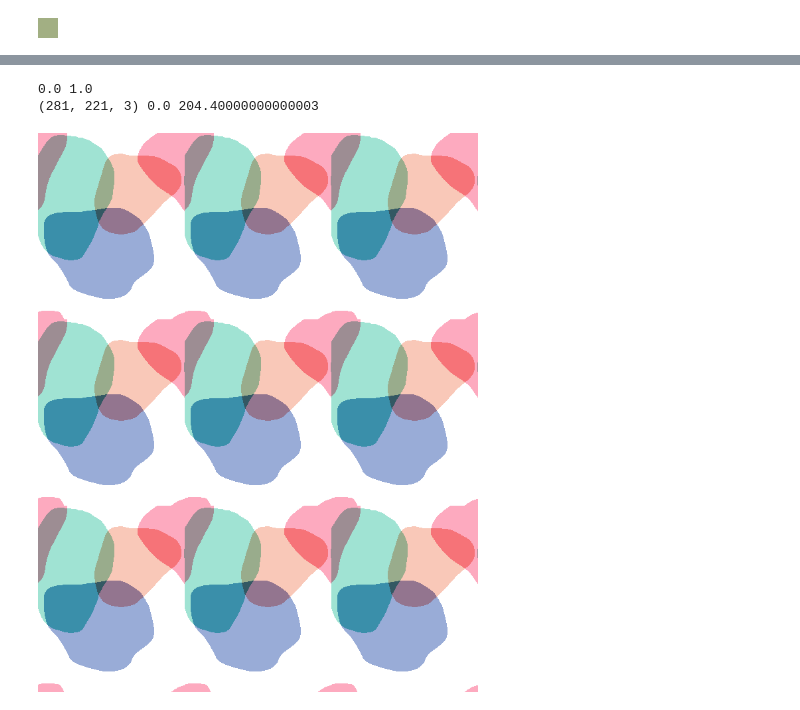
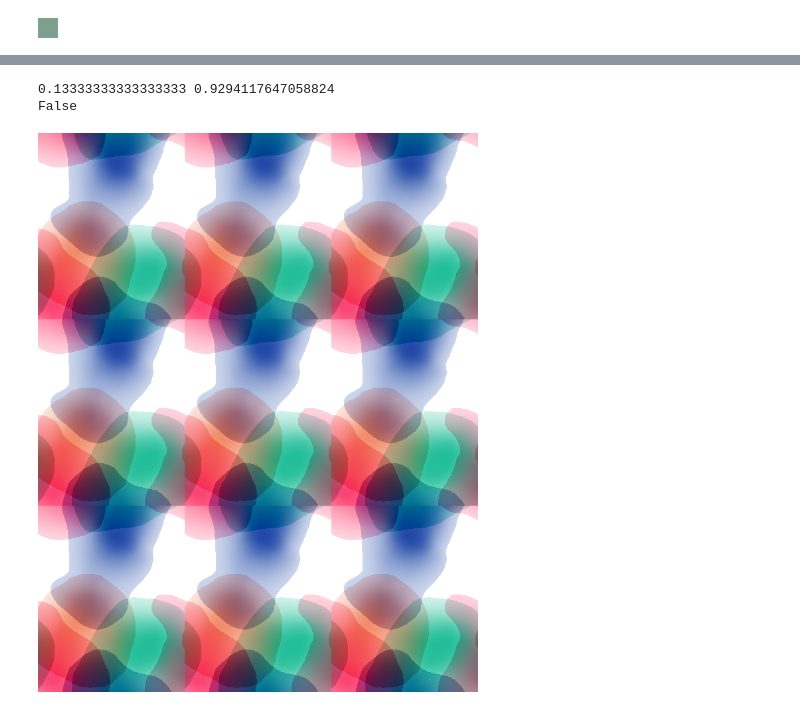
Before and after one commit to laurahsisson/aromap, a Jupyter notebook: chart.ipynb, the cells around one changed output, grey strips where cells are left out. Saved outputs shown, nothing was run; the diff lists cells and outputs as text; code cells hidden in the pictures.

```diff
--- a/chart.ipynb
+++ b/chart.ipynb
@@ -122,9 +123,7 @@ amin, amax = all_activations.min(), all_activations.max()
 # %%
 import PIL
 def normalize(actvn,thresh=0):
-    norm = (actvn - amin) / (amax - amin)
-    norm = torch.clamp(norm,0,1)
-    return torch.nn.functional.threshold(norm,thresh,0)
+    return torch.nn.functional.threshold(actvn,thresh,0)
 
 def to_img_array(actvn,step,invert,thresh=0):
     _, rsz_actvn, rsz_shape = map.interpolate(actvn,step,method="cubic")
@@ -133,7 +132,7 @@ def to_img_array(actvn,step,invert,thresh=0):
         mtrx = 1-mtrx
     mtrx_norm = mtrx*255
 
-    return mtrx_norm.astype('uint8')
+    return clean(mtrx_norm)
 
 def add_border(pil_img, border):
     width, height = pil_img.size
@@ -143,8 +142,14 @@ def add_border(pil_img, border):
     result.paste(pil_img, (border, border))
     return result
 
+def clean(img_array):
+    assert img_array.min() >= 0 and img_array.max() <= 255
+    return img_array.astype('uint8')
+
+
 def make_bw_pil(img_array, border=0):
     assert img_array.dtype=="uint8"
+    assert img_array.min() >= 0 and img_array.max() <= 255
     w,h = img_array.shape
     img = PIL.Image.fromarray(img_array,mode="L")
     return add_border(img,border)
@@ -174,6 +179,7 @@ herbal w/ (0.00,0.37)
 # %%
 def make_rgb_pil(img_array,border=0):
     assert img_array.dtype=="uint8"
+    assert img_array.min() >= 0 and img_array.max() <= 255
     w,h,c = img_array.shape
     assert c == 3
     img = PIL.Image.fromarray(img_array,mode="RGB")
@@ -301,7 +307,7 @@ def draw_square(color):
     display(PIL.Image.new("RGB", (20, 20), color))
 
 # Roughly the center
-blend = layers[140,110,:]
+blend = layers[int(layers.shape[0]/2),int(layers.shape[1]/2),:]
 color_array = []
 for i,color in enumerate(palette):
     rgb_color = PIL.ImageColor.getrgb(f"#{color}")
@@ -388,12 +395,8 @@ display(make_bw_pil((layer_weights.sum(axis=-1)*255).astype('uint8')))
 # %%
-layer_color = np.matmul(layer_weights,color_array) * (layer_weights.sum(axis=-1,keepdims=True))
+layer_color = np.matmul(layer_weights,color_array) / (layer_weights.sum(axis=-1,keepdims=True))
+layer_color = np.nan_to_num(layer_color,0)
 print(layer_color.shape,layer_color.min(),layer_color.max())
-layer_color = layer_color.astype('uint8')
+layer_color = clean(layer_color)
 display(make_rgb_pil(255-layer_color))
 display(make_rgb_pil(layer_color))
-
-layer_color = np.matmul(layer_weights,color_array)
-print(layer_color.shape,layer_color.min(),layer_color.max())
-layer_color = layer_color.astype('uint8')
-display(make_rgb_pil(layer_color))
 # %% [output]
@@ -405,11 +406,17 @@ display(make_rgb_pil(layer_color))
 # %%
 print(layer_weights.min(),layer_weights.max())
-threshed_weights = np.where(layer_weights > .1, .4, 0)
-layer_color = np.matmul(threshed_weights,color_array)
-print(layer_color.shape,layer_color.min(),layer_color.max())
-layer_color = layer_color.astype('uint8')
+threshed_weights = np.where(layer_weights > .2, layer_weights, 0)
+with np.errstate(divide='ignore', invalid='ignore'):
+    layer_color = np.matmul(threshed_weights,color_array)
+
+layer_color = np.nan_to_num(layer_color,1)
+print(np.isnan(layer_color).any())
+# print("LC",layer_color.shape,layer_color.min(),layer_color.max())
+layer_color = clean(np.clip(layer_color,a_min=0,a_max=255))
+# print("LC2",layer_color.shape,(255-layer_color).min(),(255-layer_color).max())
 display(tile_pil(make_rgb_pil(255-layer_color),3,3))
+display(tile_pil(make_rgb_pil(layer_color),3,3))
 # %% [output]
-0.0 1.0
-(281, 221, 3) 0.0 204.40000000000003
+0.13333333333333333 0.9294117647058824
+False
-[figure, old version]
+[figure, new version]
```
Also changed, not shown: parts of 15 cells of this notebook, 2 other files.
